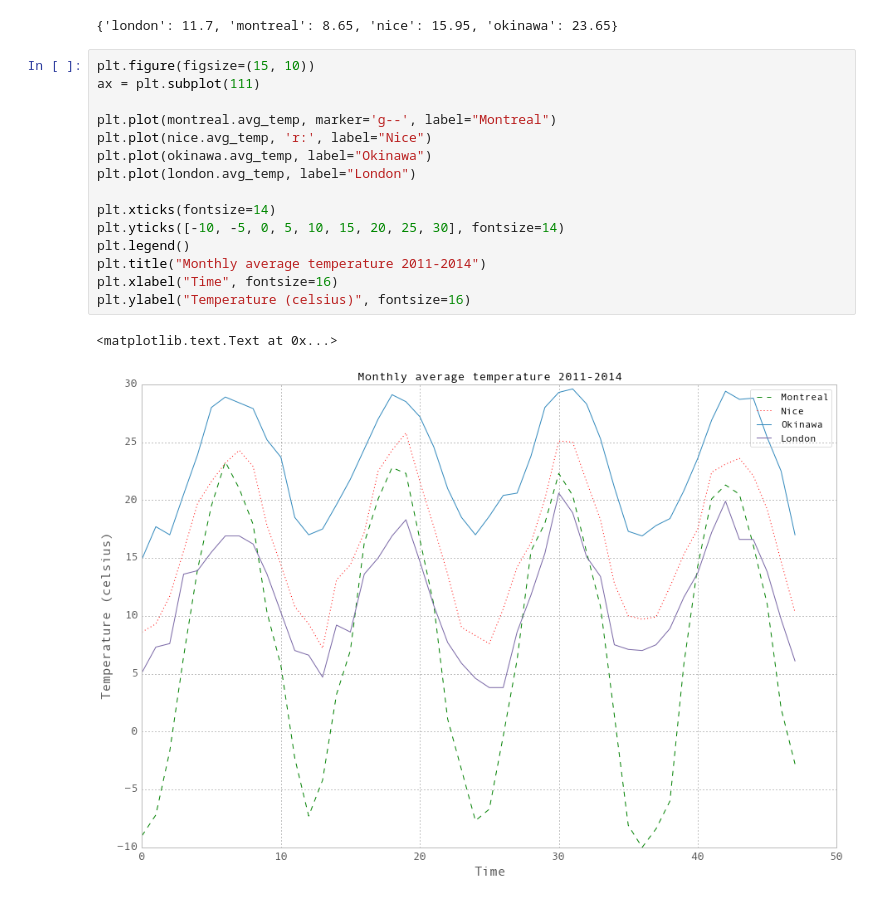
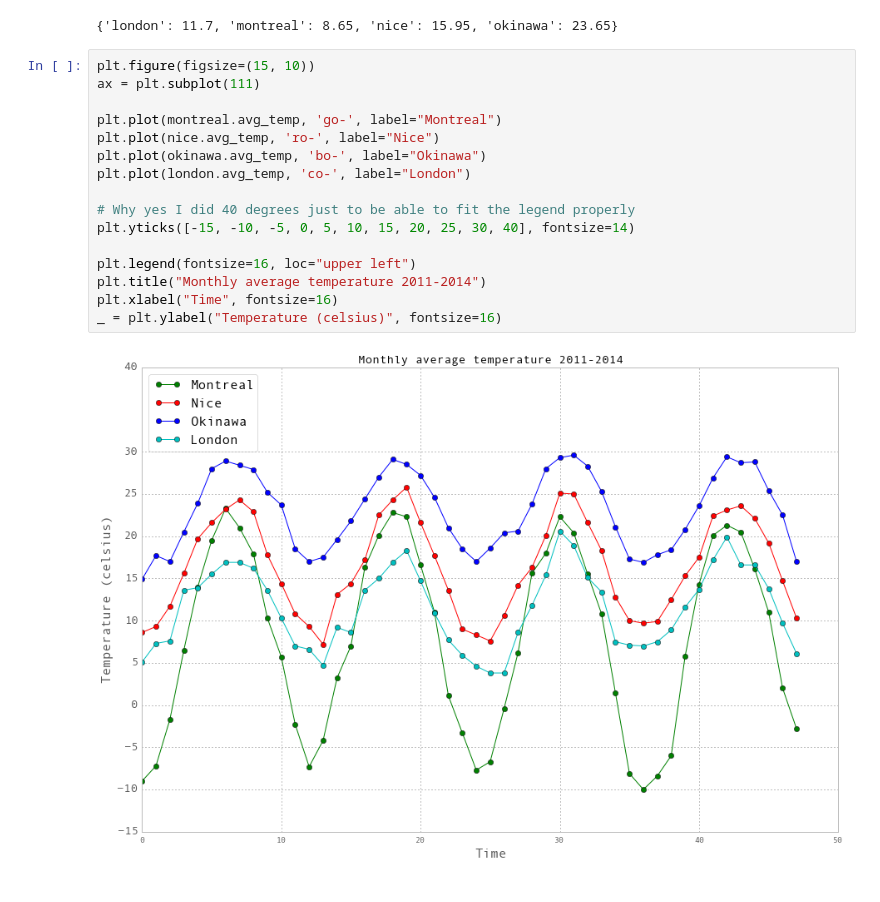
Before and after one commit to Keats/cities-article, a Jupyter notebook: Comparison.ipynb, the cells around one changed output. Saved outputs shown, nothing was run; the diff lists cells and outputs as text.

```diff
--- a/Comparison.ipynb
+++ b/Comparison.ipynb
@@ -67,18 +67,18 @@ Let's quickly check the median temperatures to get a feel and plot the average t
 # %%
 plt.figure(figsize=(15, 10))
 ax = plt.subplot(111)
 
-plt.plot(montreal.avg_temp, marker='g--', label="Montreal")
-plt.plot(nice.avg_temp, 'r:', label="Nice")
-plt.plot(okinawa.avg_temp, label="Okinawa")
-plt.plot(london.avg_temp, label="London")
+plt.plot(montreal.avg_temp, 'go-', label="Montreal")
+plt.plot(nice.avg_temp, 'ro-', label="Nice")
+plt.plot(okinawa.avg_temp, 'bo-', label="Okinawa")
+plt.plot(london.avg_temp, 'co-', label="London")
 
-plt.xticks(fontsize=14)
-plt.yticks([-10, -5, 0, 5, 10, 15, 20, 25, 30], fontsize=14)
-plt.legend()
+# Why yes I did 40 degrees just to be able to fit the legend properly
+plt.yticks([-15, -10, -5, 0, 5, 10, 15, 20, 25, 30, 40], fontsize=14)
+
+plt.legend(fontsize=16, loc="upper left")
 plt.title("Monthly average temperature 2011-2014")
 plt.xlabel("Time", fontsize=16)
-plt.ylabel("Temperature (celsius)", fontsize=16)
+_ = plt.ylabel("Temperature (celsius)", fontsize=16)
 # %% [output]
-<matplotlib.text.Text at 0x...>
-[figure, old version]
+[figure, new version]
```
Also changed, not shown: parts of 1 cell of this notebook.
